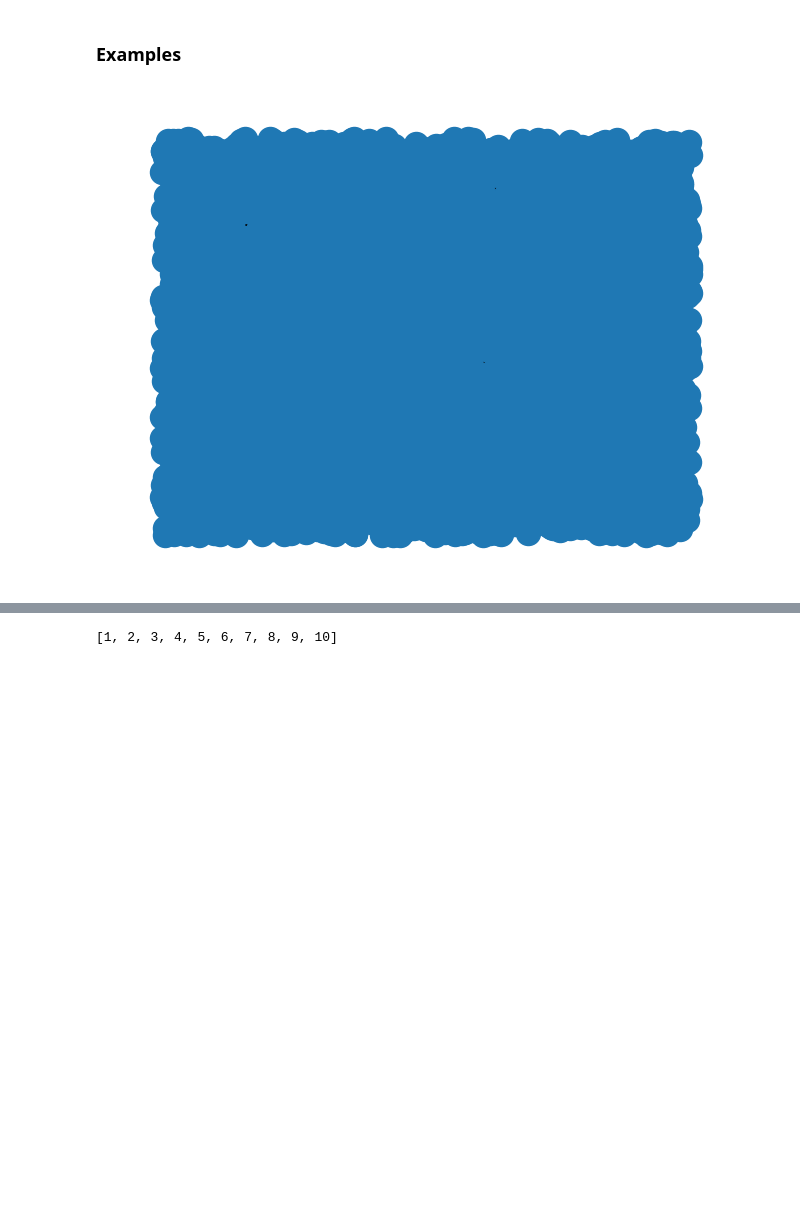
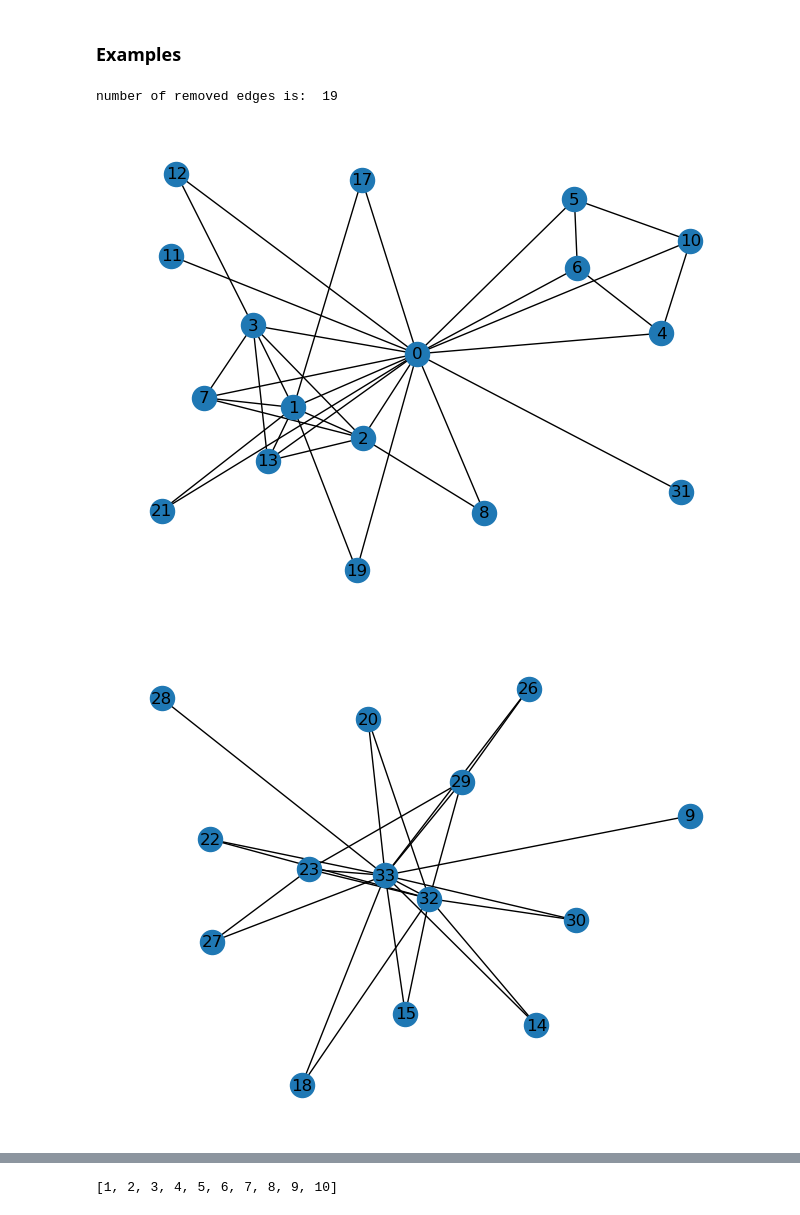
Before and after one commit to YSHebron/scl-bioinfo, a Jupyter notebook: code/PC2P/sequential_demo.ipynb, the cells around one changed output, grey strips where cells are left out. Drawn from its saved outputs; the diff is of its cells as text; code cells hidden in the pictures; blank space fills up the shorter version.

```diff
--- a/code/PC2P/sequential_demo.ipynb
+++ b/code/PC2P/sequential_demo.ipynb
@@ -235,24 +235,27 @@ def Find_CNP(G, mixed_label = False):
 ### Examples
 # %%
 import pandas as pd
-sample_path = "../scl-extra/data_yeast_rand.csv"
+# sample_path = "../scl-extra/data_yeast_rand.csv"
 # df = pd.read_csv(sample_path)
 # print(df)
 # network = nx.from_pandas_edgelist(df, source = "p1", target = "p2", create_using = nx.Graph(), edge_attr = None)
-network = nx.read_weighted_edgelist("Yeast/KroganExt/krogan2006_extended.txt", create_using = nx.Graph(), nodetype = str)
-G = network.copy()
-nx.draw_random(G)
-plt.show()
-# karate_edge = Find_CNP(G)
-# print("number of removed edges is: ",len(karate_edge))
-# pc2p = G.copy()
-# pc2p.remove_edges_from(karate_edge)
-# cmps = nx.connected_components(pc2p)
+# network = nx.read_weighted_edgelist("Yeast/KroganExt/krogan2006_extended.txt", create_using = nx.Graph(), nodetype = str)
+# G = network.copy()
+# nx.draw_circular(G, node_size=5)
+# plt.show()
+G = nx.karate_club_graph()
+karate_edge = Find_CNP(G)
+print("number of removed edges is: ",len(karate_edge))
+pc2p = G.copy()
+pc2p.remove_edges_from(karate_edge)
+cmps = nx.connected_components(pc2p)
 
-# for cmp in cmps:
-#     s = G.subgraph(cmp)
-#     if len(s)>= 2:
-#         nx.draw(s,with_labels = True)
-#         plt.show()
+for cmp in cmps:
+    s = G.subgraph(cmp)
+    if len(s)>= 2:
+        nx.draw(s,with_labels = True)
+        plt.show()
 # %% [output]
+number of removed edges is:  19
-[figure, old version]
+[figure, new version]
+[figure, added]
```
Also changed, not shown: parts of 1 cell of this notebook, 4 other files.
